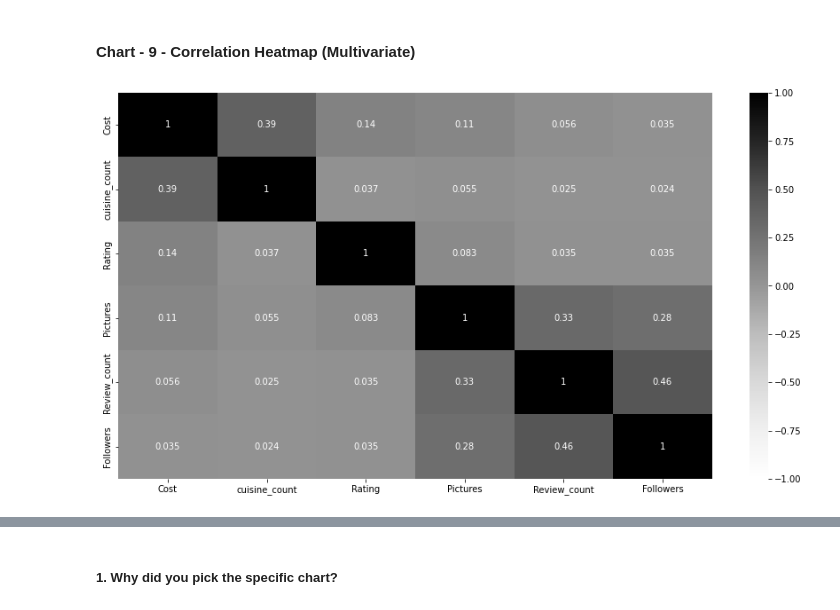
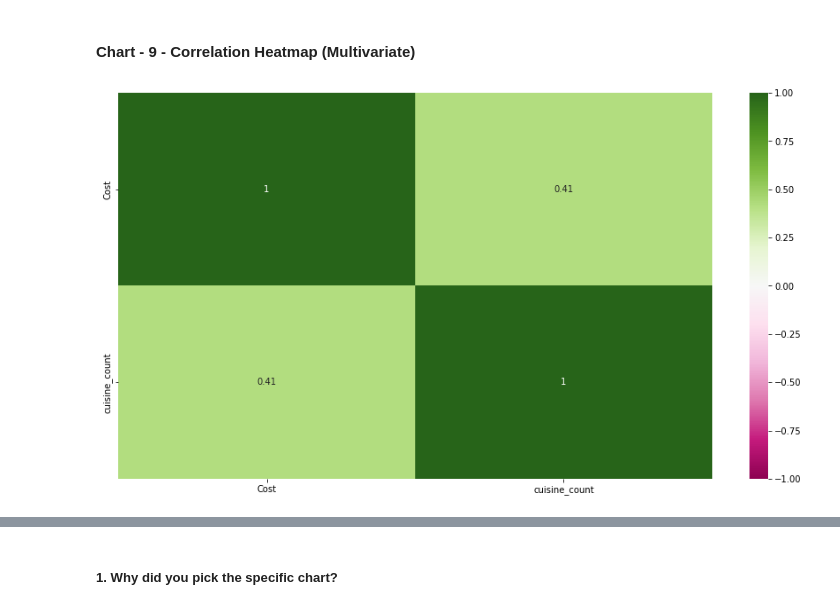
Before and after one commit to v1git12/Capstone-Project-4-Zomato-Restraurant-Clustering-And-Sentiment-Analysis, a Jupyter notebook: Zomato_Restaurant_Clustering_&_Sentiment_Analysis.ipynb, the cells around one changed output, grey strips where cells are left out. Cells and saved outputs as stored; diff of their text form; code cells hidden in the pictures.

```diff
--- a/Zomato_Restaurant_Clustering_&_Sentiment_Analysis.ipynb
+++ b/Zomato_Restaurant_Clustering_&_Sentiment_Analysis.ipynb
@@ -925,3 +925,6 @@ social_customer_sorted[['Customer_Name','Pictures']]
 These are top social customers who have posted most number of pictures on Zomato
 # %% [markdown]
 #### Merging restaurant_df and reviews_df together
+# %%
+restaurant_df.rename({'Name':'Restaurant_name', 'Timings':'Restaurant_timings'},axis=1, inplace=True )
+restaurant_df.head(2)
@@ -1370,9 +1428,10 @@ Answer Here
 #### Chart - 9 - Correlation Heatmap (Multivariate)
 # %%
 # Correlation Heatmap visualization code
-correlation = zomato_data.corr()
+# For zomato restaurant data
+correlation = restaurant_df.corr()
 plt.figure(figsize = (15,8))
-sns.heatmap(correlation, cmap = 'Greys', annot = True, vmin = -1, vmax=1)
+sns.heatmap(correlation, cmap = 'PiYG', annot = True, vmin = -1, vmax=1)
 plt.show()
 # %% [output]
-[figure, old version]
+[figure, new version]
```
Also changed, not shown: parts of 102 cells of this notebook.
